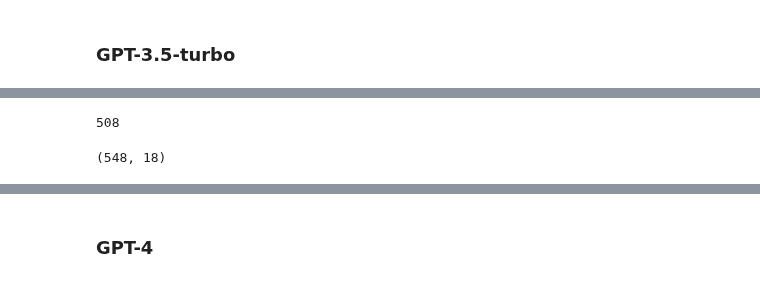
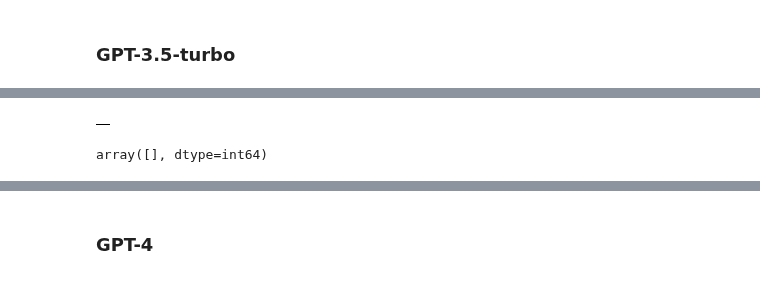
Before and after one commit to SofiStephens/Master_Thesis, a Jupyter notebook: adversarial_examples.ipynb, the cells around one changed output, grey strips where cells are left out. Saved outputs shown, nothing was run; the diff lists cells and outputs as text; code cells hidden in the pictures.

```diff
--- a/adversarial_examples.ipynb
+++ b/adversarial_examples.ipynb
@@ -314,23 +395,27 @@ array([11155, 11157, 11165, 11168, 11178, 11193, 11198, 11201, 11206],
+# %%
+# Find a pair of different word and synonym, and exclude the rows that contain that pair
+# Continue until only the rows with no differences are left
+filtered_df_no_diff_gpt3= filtered_df_question_index_gpt3[filtered_df_question_index_gpt3['synonyms'].apply(lambda x: all(word[1] != 'dispute' for word in x))]
+filtered_df_no_diff_gpt3_2= filtered_df_no_diff_gpt3[filtered_df_no_diff_gpt3['synonyms'].apply(lambda x: all(word[1] != 'consultation' for word in x))]
+#filtered_df_no_diff_gpt3_3= filtered_df_no_diff_gpt3_2[filtered_df_no_diff_gpt3_2['synonyms'].apply(lambda x: all(word[1] != 'actually' for word in x))]
+#filtered_df_no_diff_gpt3_4= filtered_df_no_diff_gpt3_3[filtered_df_no_diff_gpt3_3['synonyms'].apply(lambda x: all(word[1] != 'dispute' for word in x))]
+#filtered_df_no_diff_gpt3_5= filtered_df_no_diff_gpt3_4[filtered_df_no_diff_gpt3_4['synonyms'].apply(lambda x: all(word[1] != 'boy' for word in x))]
+#filtered_df_no_diff_gpt3_6= filtered_df_no_diff_gpt3_5[filtered_df_no_diff_gpt3_5['synonyms'].apply(lambda x: all(word[1] != 'spoiled' for word in x))]
+#filtered_df_no_diff_gpt3_7= filtered_df_no_diff_gpt3_6[filtered_df_no_diff_gpt3_6['synonyms'].apply(lambda x: all(word[1] != 'upright' for word in x))]
+#filtered_df_no_diff_gpt3_8= filtered_df_no_diff_gpt3_7[filtered_df_no_diff_gpt3_7['synonyms'].apply(lambda x: all(word[1] != 'pose' for word in x))]
+
+filtered_df_no_diff_gpt3_2
+# %% [output]
+|  |
 # %%
-index_same= [2642, 2643, 2644, 2664, 2690, 2691, 2692, 2693, 2694, 2695, 2696, 2697, 2698, 2699, 2700, 2702, 2705, 2706, 2707, 2708, 2709, 2710, 2711, 2712, 2713, 2714, 2715, 2716, 2717, 2718, 2719, 2720, 2721, 2722, 2723, 2724, 2725, 2738,2850, 2851, 2852, 2853, 2854, 2855, 2856, 2857, 2858, 2859, 2860, 2861, 2862, 2863, 2865, 2866, 2867, 2868, 2869, 2870, 2871, 2872, 2873, 2874, 2875, 2876, 2878, 2879, 2880, 2881, 2882, 2883, 2884, 2885, 2886, 2887, 2888, 2889, 2891, 2893, 2894, 2895, 2896, 2897, 2898, 2899, 2900, 2901, 2902, 2904, 2906, 2907, 2908, 2910, 2911, 2912, 2913, 2926, 2928, 3551, 3564, 3570, 3571, 3582, 3589, 3591, 3592, 3593, 3605, 3611, 3613, 3615, 3616, 3620, 3623, 3627,
-3628, 3630, 3632, 3635, 3641, 3643, 3645, 3648, 3951, 3952, 3954, 3955, 3956, 3957, 3958, 3959, 3960, 3962, 3963, 3965, 3967, 3969, 3971, 3974, 3975, 3976, 3977, 3978, 3980, 3984, 3985, 3986, 3987, 3988, 3989, 3991, 3993, 3995,
-3997, 3998, 3999, 4000, 4001, 4002, 4003, 4005, 4006, 4007, 4010, 4011, 4012, 4013, 4014, 4015, 4016, 4017, 4018, 4019, 4020, 4022, 4023, 4024, 4025, 4026, 4027, 4029, 4030, 4032, 4033, 4034, 4035, 4036, 4037, 4038, 4040, 4041,
-4042, 4043, 4044, 4046, 4047, 4048, 4049, 4098, 4252, 4259, 4260, 4261, 4268, 4270, 4271, 4276, 4278, 4281, 4285, 4287, 4288, 4289, 4290, 4292, 4296, 4299, 4308, 4310, 4311, 4316, 4318, 4326, 4328, 4332, 4336, 4338, 4339, 4340,
-4343, 4346, 4955, 7874, 7875, 7876, 7877, 7882, 7883, 7884, 7885, 7886, 7887, 7888, 7889, 7894, 7895, 7896, 7897, 8099, 8106, 8111, 8221, 8227, 8231, 8232, 8240, 8254, 8297, 8299, 8306, 8319, 8327, 8329, 8331, 8335, 8337,
-8341, 8347, 8351, 8403, 8404, 8406, 8410, 8412, 8413, 8414, 8417, 8419, 8425, 8426, 8428, 8430, 8433, 8434, 8441, 8446, 8447, 8454, 8456, 8457, 8458, 8460, 8462, 8463, 8464, 8466, 8467, 8472, 8476, 8478, 8480, 8481, 8482, 8483,
-8489, 8490, 8491, 8492, 8493, 8495, 8497, 8503, 8506, 8510, 8515, 8521, 8529, 8532, 8537, 8582, 8610, 8632, 8652, 8823, 8825, 8833, 8850, 8851, 8853, 8854, 8855, 8856, 8857, 8884, 8907, 8908, 9528, 9530, 9531, 9534, 9537, 9538,
-9539, 9549, 9555, 9562, 9573, 9580, 9581, 9582, 9591, 9593, 9594, 9595, 9602, 9604, 9607, 9611, 9613, 9615, 9727, 9769, 9773, 9774, 9775, 9781, 9789, 9791, 9798, 9811, 9814, 9827, 9829, 9831, 9837, 9839, 9851, 9861, 9865, 9879,
-9891, 9900, 9911, 10019, 10020, 10027, 10030, 10033, 10037, 10038, 10039, 10040, 10043, 10044, 10045, 10051, 10054, 10055, 10056, 10059, 10061, 10066, 10074, 10075, 10078, 10085, 10091, 10094, 10098, 10099, 10102, 10103, 10108,
-10109, 10117, 10125, 10131, 10218, 10219, 10222, 10223, 10225, 10226, 10227, 10228, 10229, 10230, 10231, 10236, 10238, 10241, 10242, 10243, 10244, 10245, 10246, 10249, 10250, 10252, 10253, 10254, 10256, 10257, 10258, 10259,
-10260, 10261, 10264, 10268, 10269, 10271, 10273, 10275, 10278, 10279, 10280, 10281, 10282, 10283, 10284, 10286, 10287, 10288, 10289, 10290, 10292, 10293, 10297, 10299, 10300, 10301, 10303, 10304, 10308, 10309, 10310, 10311,
-10312, 10314, 10434, 10450, 10486, 10494, 10502, 10521, 10592, 10599, 10621, 10668, 10724, 10726, 10773, 10788, 10806, 10832, 10842, 10853, 10864, 10896, 10897,11155, 11157, 11165, 11168, 11178, 11193, 11198, 11201, 11206]
-len(index_same)
+# Rows that are the same
+filtered_df_no_diff_gpt3_2.index.values
+# 2690, 2691, 2692, 2693, 2694, 2695, 2696, 2697, 2698, 2699, 2700, 2702, 2705, 2706, 2707, 2708, 2709, 2710, 2711, 2712, 2713, 2714, 2715, 2716, 2717, 2718, 2719, 2720, 2721, 2722, 2723, 2724, 2725, 2738, 2864, 2926, 3173,
+# 3613, 3942, 3950, 3951, 3952, 3954, 3955, 3956, 3957, 3958, 3959, 3960, 3962, 3963, 3965, 3966, 3967, 3969, 3971, 3974, 3975, 3976, 3977, 3978, 3980, 3983, 3984, 3985, 3986, 3987, 3988, 3989, 3991, 3993, 3994, 3995, 3997,
+# 3998, 3999, 4000, 4001, 4002, 4003, 4005, 4006, 4007, 4010, 4011, 4012, 4013, 4014, 4015, 4016, 4017, 4018, 4019, 4020, 4022, 4023, 4024, 4025, 4026, 4027, 4028, 4029, 4030, 4031, 4032, 4033, 4034, 4035, 4036, 4037, 4038,
+# 4040, 4041, 4042, 4043, 4044, 4046, 4047, 4048, 4049, 4252, 4259, 4260, 4261, 4268, 4270, 4271, 4276, 4278, 4281, 4285, 4287, 4288, 4289, 4290, 4292, 4296, 4299, 4308, 4310, 4311, 4316, 4318, 4326, 4328, 4332, 4336, 4338,
+# 4339, 4340, 4343, 4346
+
+# 7894, 7920, 8167, 8184, 8200, 8201, 8214, 8297, 8299, 8306, 8530, 9523, 9533,9644, 9680, 9702, 9833, 10125, 10131, 10172, 10832, 10842, 10853, 10864, 10896, 10897, 10919
 # %% [output]
-508
+array([], dtype=int64)
-# %%
-same= bbq_gpt3_adv.loc[index_same]
-# Append the exact matches calculated before
-same= same.append(filtered_df_exact_match_gpt3)
-same.shape
-# %% [output]
-(548, 18)
```
Also changed, not shown: parts of 21 cells of this notebook, 1 other file.
